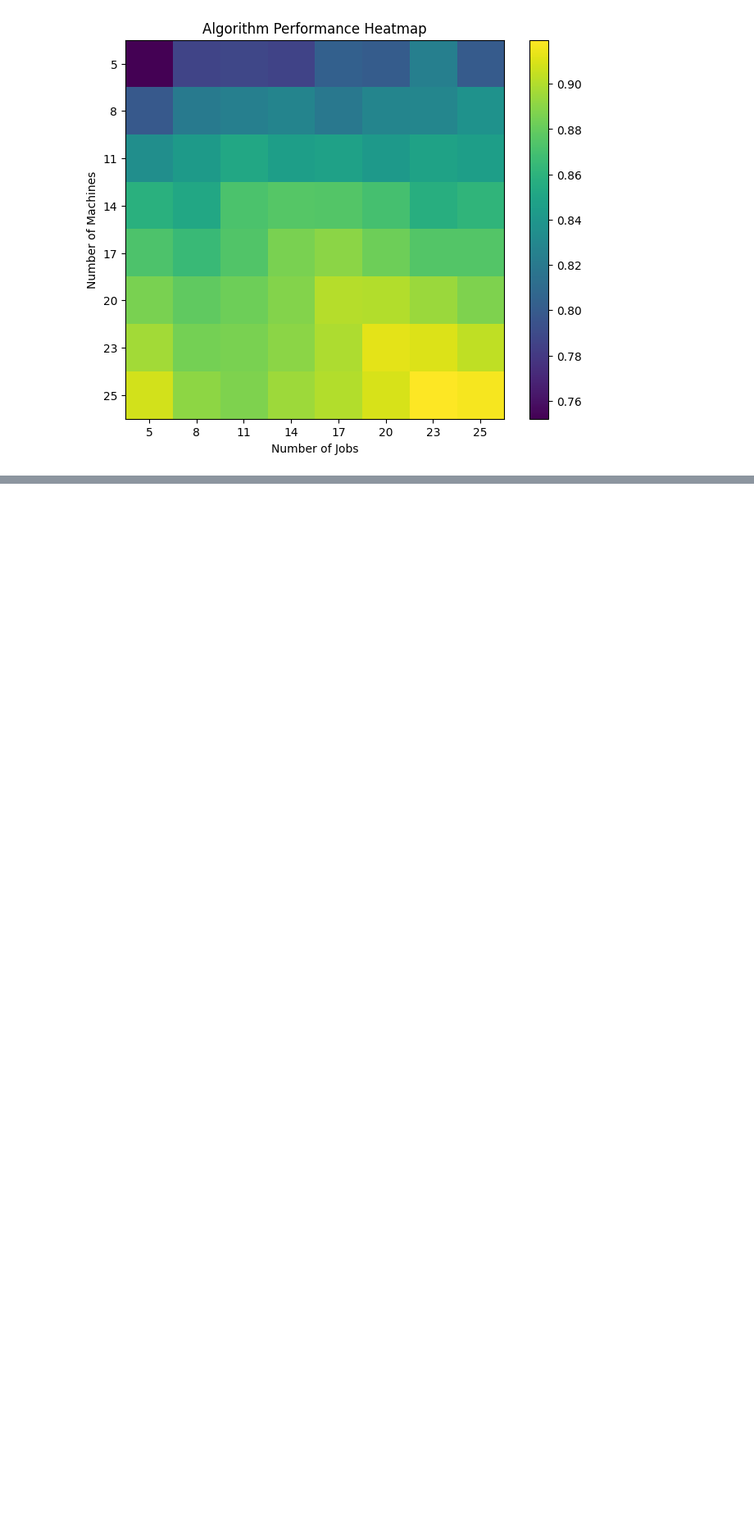
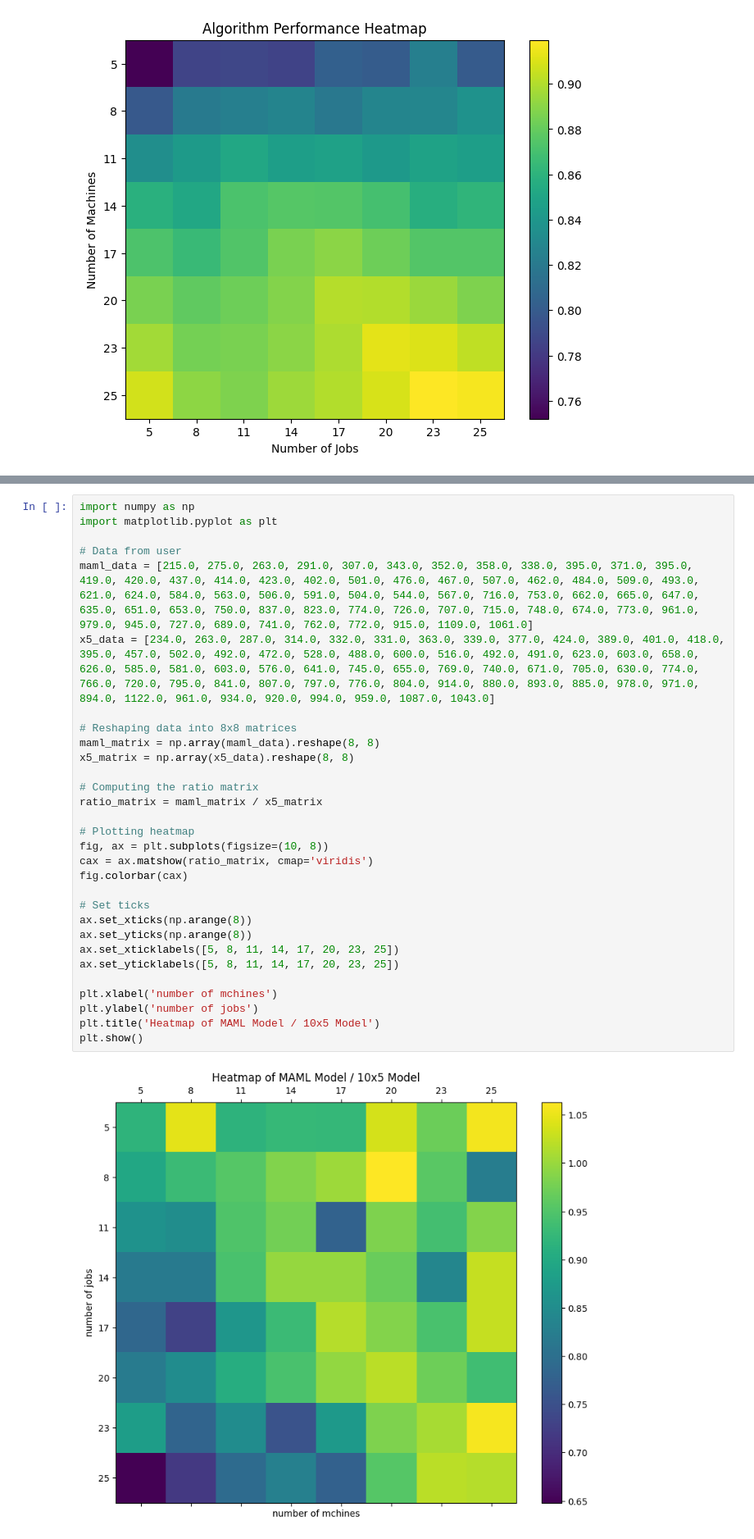
Before and after one commit to wulincong/FJSP-DRL, a Jupyter notebook: plot_imgs/hot_plt.ipynb, the cells around one changed output, grey strips where cells are left out. Shown at 82% size. Cells and saved outputs as stored; diff of their text form; blank space fills up the shorter version.

```diff
--- a/plot_imgs/hot_plt.ipynb
+++ b/plot_imgs/hot_plt.ipynb
@@ -69,0 +47,32 @@ RuntimeError: Error(s) in loading state_dict for DANIEL:
+# %%
+import numpy as np
+import matplotlib.pyplot as plt
+
+# Data from user
+maml_data = [215.0, 275.0, 263.0, 291.0, 307.0, 343.0, 352.0, 358.0, 338.0, 395.0, 371.0, 395.0, 419.0, 420.0, 437.0, 414.0, 423.0, 402.0, 501.0, 476.0, 467.0, 507.0, 462.0, 484.0, 509.0, 493.0, 621.0, 624.0, 584.0, 563.0, 506.0, 591.0, 504.0, 544.0, 567.0, 716.0, 753.0, 662.0, 665.0, 647.0, 635.0, 651.0, 653.0, 750.0, 837.0, 823.0, 774.0, 726.0, 707.0, 715.0, 748.0, 674.0, 773.0, 961.0, 979.0, 945.0, 727.0, 689.0, 741.0, 762.0, 772.0, 915.0, 1109.0, 1061.0]
+x5_data = [234.0, 263.0, 287.0, 314.0, 332.0, 331.0, 363.0, 339.0, 377.0, 424.0, 389.0, 401.0, 418.0, 395.0, 457.0, 502.0, 492.0, 472.0, 528.0, 488.0, 600.0, 516.0, 492.0, 491.0, 623.0, 603.0, 658.0, 626.0, 585.0, 581.0, 603.0, 576.0, 641.0, 745.0, 655.0, 769.0, 740.0, 671.0, 705.0, 630.0, 774.0, 766.0, 720.0, 795.0, 841.0, 807.0, 797.0, 776.0, 804.0, 914.0, 880.0, 893.0, 885.0, 978.0, 971.0, 894.0, 1122.0, 961.0, 934.0, 920.0, 994.0, 959.0, 1087.0, 1043.0]
+
+# Reshaping data into 8x8 matrices
+maml_matrix = np.array(maml_data).reshape(8, 8)
+x5_matrix = np.array(x5_data).reshape(8, 8)
+
+# Computing the ratio matrix
+ratio_matrix = maml_matrix / x5_matrix
+
+# Plotting heatmap
+fig, ax = plt.subplots(figsize=(10, 8))
+cax = ax.matshow(ratio_matrix, cmap='viridis')
+fig.colorbar(cax)
+
+# Set ticks
+ax.set_xticks(np.arange(8))
+ax.set_yticks(np.arange(8))
+ax.set_xticklabels([5, 8, 11, 14, 17, 20, 23, 25])
+ax.set_yticklabels([5, 8, 11, 14, 17, 20, 23, 25])
+
+plt.xlabel('number of mchines')
+plt.ylabel('number of jobs')
+plt.title('Heatmap of MAML Model / 10x5 Model')
+plt.show()
+# %% [output]
+[figure, added]
```
Also changed, not shown: parts of 1 cell of this notebook, 24 other files.
